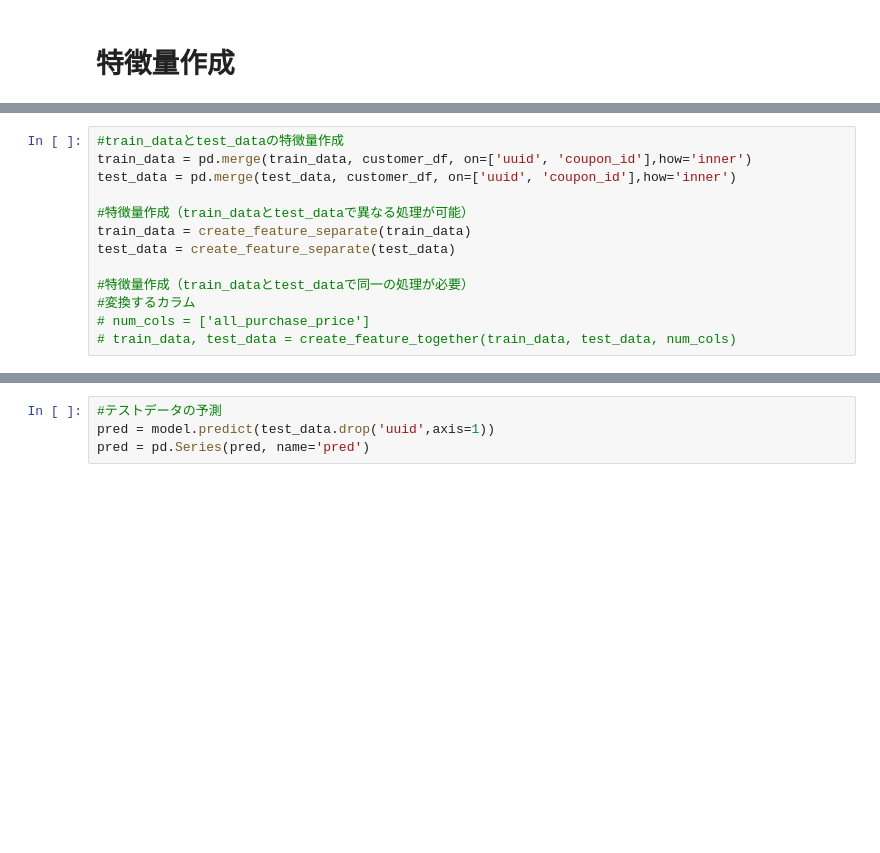
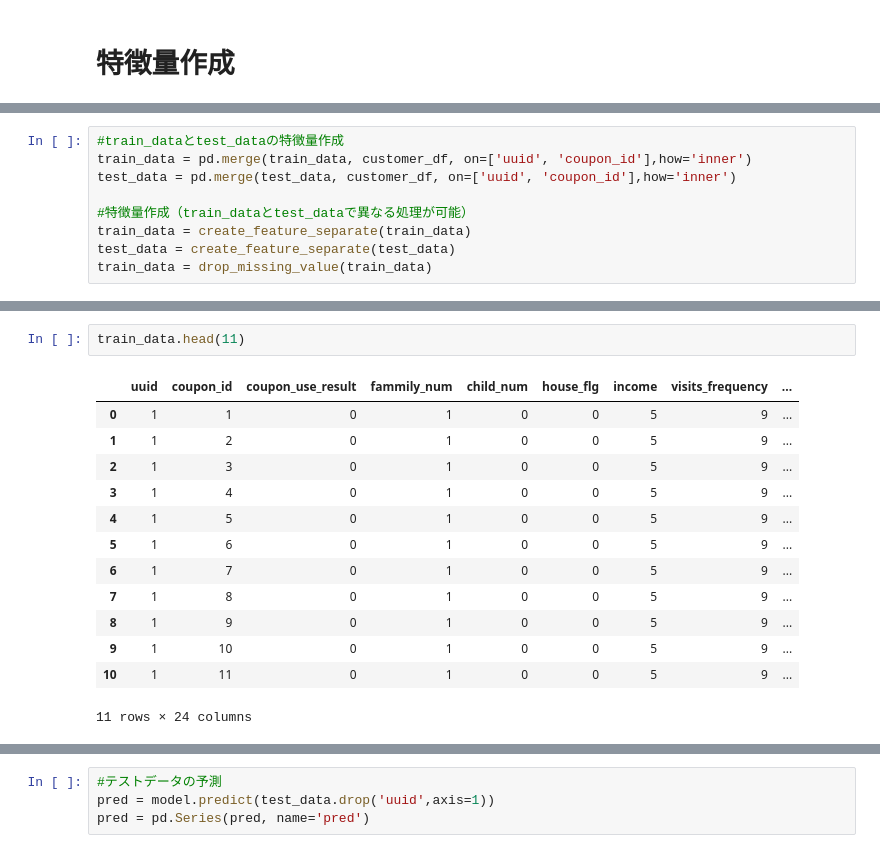
Before and after one commit to rynpssss/ai_quest_season2, a Jupyter notebook: notebooks/ai_modeling.ipynb, the cells around one changed output, grey strips where cells are left out. Saved outputs shown, nothing was run; the diff lists cells and outputs as text; blank space fills up the shorter version.

```diff
--- a/notebooks/ai_modeling.ipynb
+++ b/notebooks/ai_modeling.ipynb
@@ -89,8 +139,4 @@ test_data = pd.merge(test_data, customer_df, on=['uuid', 'coupon_id'],how='inner
 #特徴量作成（train_dataとtest_dataで異なる処理が可能）
 train_data = create_feature_separate(train_data)
 test_data = create_feature_separate(test_data)
-
-#特徴量作成（train_dataとtest_dataで同一の処理が必要）
-#変換するカラム
-# num_cols = ['all_purchase_price']
-# train_data, test_data = create_feature_together(train_data, test_data, num_cols)
+train_data = drop_missing_value(train_data)
@@ -97,2 +163,18 @@ test_data = create_feature_separate(test_data)
+# %%
+train_data.head(11)
+# %% [output]
+|  | uuid | coupon_id | coupon_use_result | fammily_num | child_num | house_flg | income | visits_frequency | ... |
+| 0 | 1 | 1 | 0 | 1 | 0 | 0 | 5 | 9 | ... |
+| 1 | 1 | 2 | 0 | 1 | 0 | 0 | 5 | 9 | ... |
+| 2 | 1 | 3 | 0 | 1 | 0 | 0 | 5 | 9 | ... |
+| 3 | 1 | 4 | 0 | 1 | 0 | 0 | 5 | 9 | ... |
+| 4 | 1 | 5 | 0 | 1 | 0 | 0 | 5 | 9 | ... |
+| 5 | 1 | 6 | 0 | 1 | 0 | 0 | 5 | 9 | ... |
+| 6 | 1 | 7 | 0 | 1 | 0 | 0 | 5 | 9 | ... |
+| 7 | 1 | 8 | 0 | 1 | 0 | 0 | 5 | 9 | ... |
+| 8 | 1 | 9 | 0 | 1 | 0 | 0 | 5 | 9 | ... |
+| 9 | 1 | 10 | 0 | 1 | 0 | 0 | 5 | 9 | ... |
+| 10 | 1 | 11 | 0 | 1 | 0 | 0 | 5 | 9 | ... |
+11 rows × 24 columns
 # %%
 #LightGBMによるモデル作成
```
Also changed, not shown: parts of 20 cells of this notebook, 3 other files.
